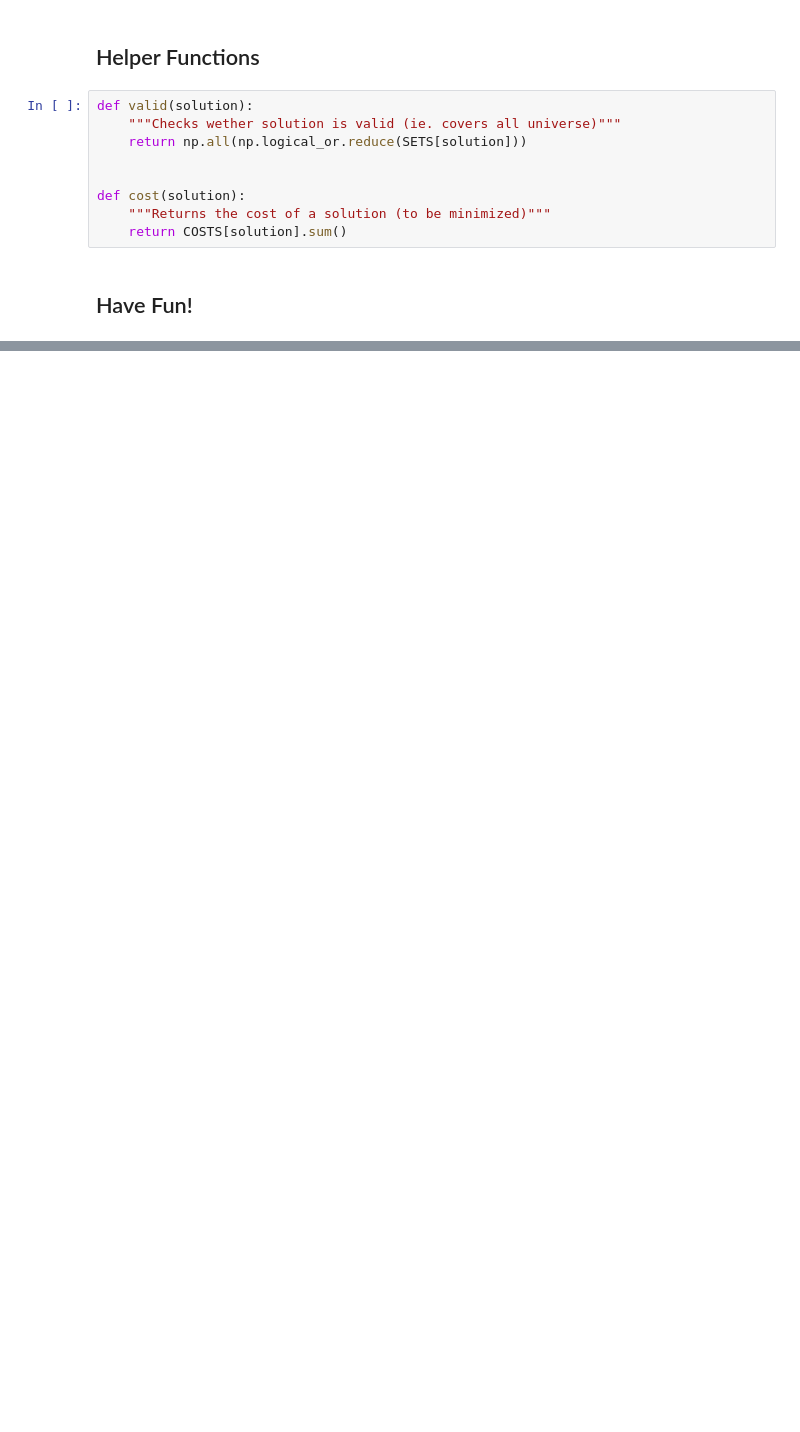
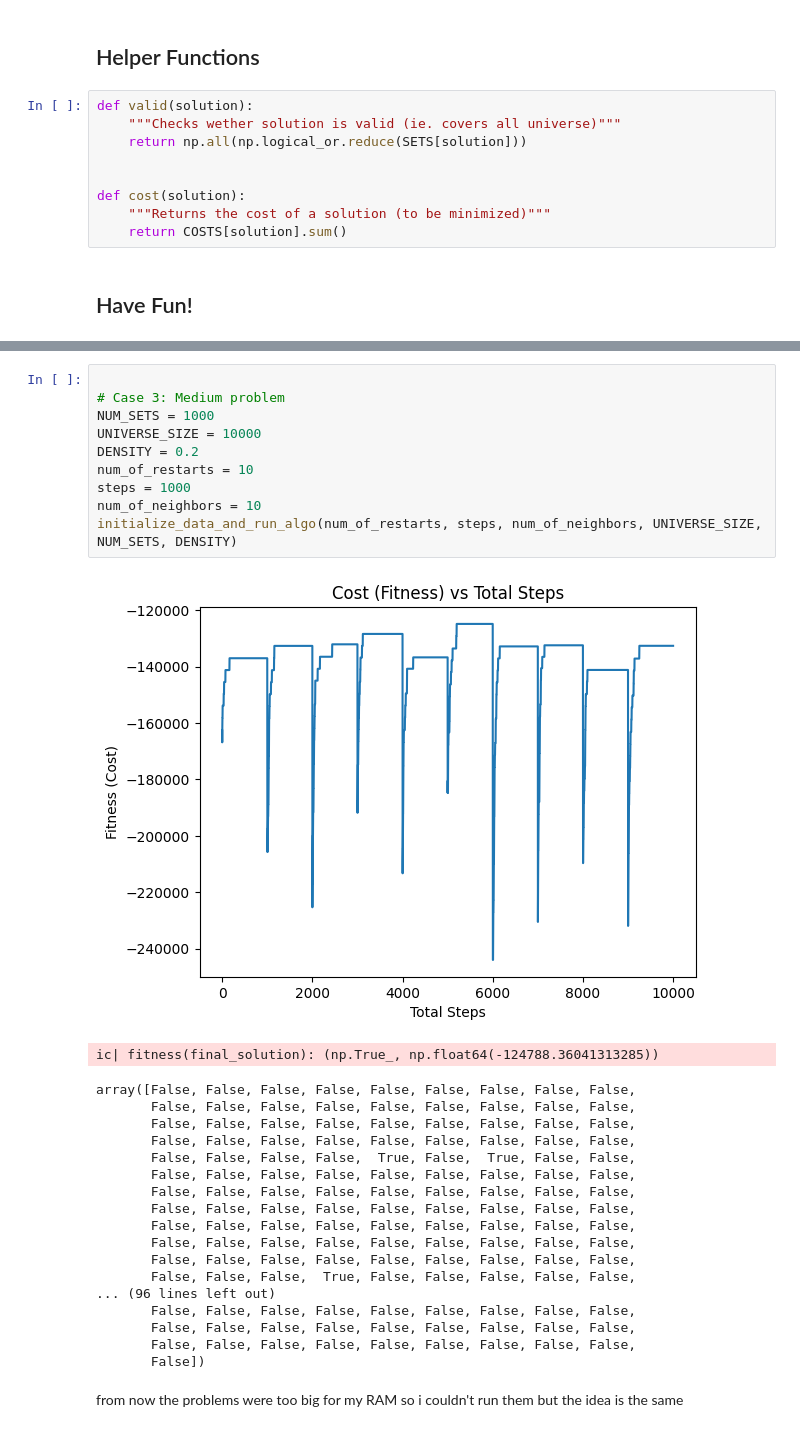
Before and after one commit to YaelNaor11/CI2024_lab1, a Jupyter notebook: set-cover.ipynb, the cells around one changed output, grey strips where cells are left out. Saved outputs shown, nothing was run; the diff lists cells and outputs as text; blank space fills up the shorter version.

```diff
--- a/set-cover.ipynb
+++ b/set-cover.ipynb
@@ -111,0 +177,32 @@ ic| fitness(final_solution): (np.True_, np.float64(-123335.21406262068))
+# %%
+
+# Case 3: Medium problem
+NUM_SETS = 1000
+UNIVERSE_SIZE = 10000
+DENSITY = 0.2
+num_of_restarts = 10
+steps = 1000
+num_of_neighbors = 10
+initialize_data_and_run_algo(num_of_restarts, steps, num_of_neighbors, UNIVERSE_SIZE, NUM_SETS, DENSITY)
+# %% [output]
+[figure, added]
+ic| fitness(final_solution): (np.True_, np.float64(-124788.36041313285))
+array([False, False, False, False, False, False, False, False, False,
+       False, False, False, False, False, False, False, False, False,
+       False, False, False, False, False, False, False, False, False,
+       False, False, False, False, False, False, False, False, False,
+       False, False, False, False,  True, False,  True, False, False,
+       False, False, False, False, False, False, False, False, False,
+       False, False, False, False, False, False, False, False, False,
+       False, False, False, False, False, False, False, False, False,
+       False, False, False, False, False, False, False, False, False,
+       False, False, False, False, False, False, False, False, False,
+       False, False, False, False, False, False, False, False, False,
+       False, False, False,  True, False, False, False, False, False,
+... (96 lines left out)
+       False, False, False, False, False, False, False, False, False,
+       False, False, False, False, False, False, False, False, False,
+       False, False, False, False, False, False, False, False, False,
+       False])
+# %% [markdown]
+from now the problems were too big for my RAM so i couldn't run them but the idea is the same
```
Also changed, not shown: parts of 14 cells of this notebook.
